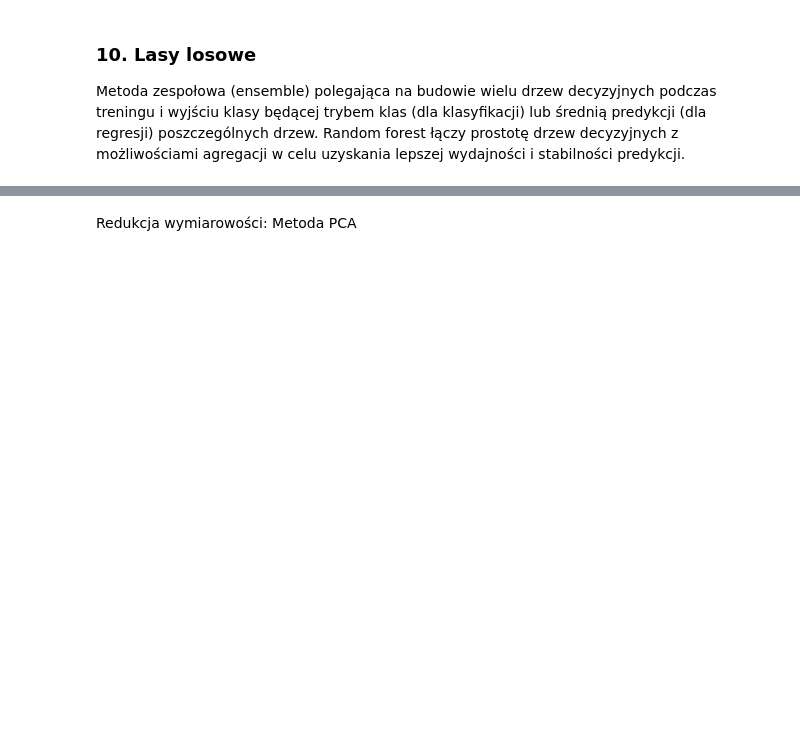
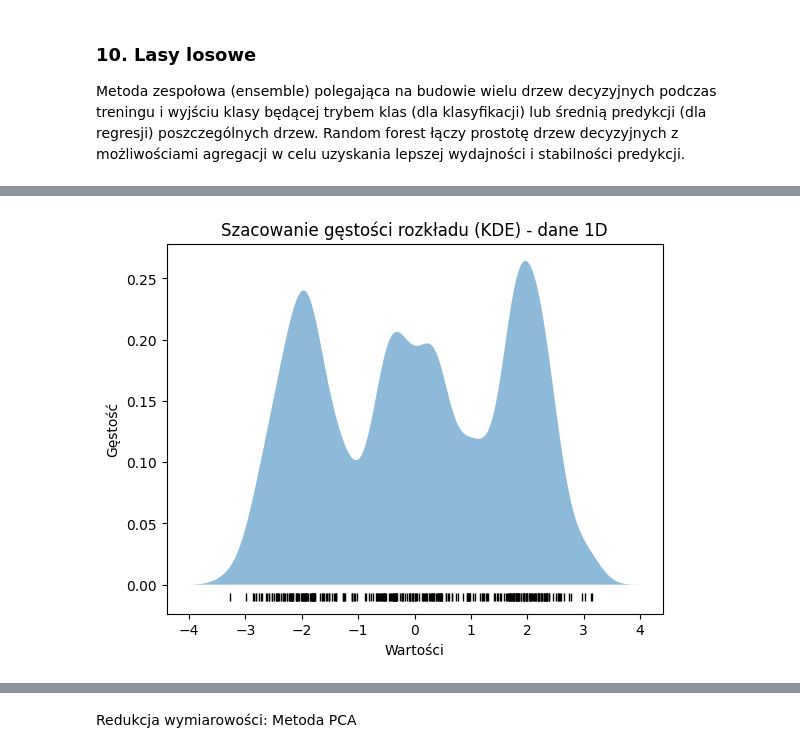
Before and after one commit to mikolaj-sujka/uczenie_maszynowe_uj, a Jupyter notebook: lab/lab_3.ipynb, the cells around one changed output, grey strips where cells are left out. Saved outputs shown, nothing was run; the diff lists cells and outputs as text; code cells hidden in the pictures; blank space fills up the shorter version.

```diff
--- a/lab/lab_3.ipynb
+++ b/lab/lab_3.ipynb
@@ -236,8 +310,13 @@ param_grid = {
     'n_estimators': [50, 100, 200],  # Liczba drzew w lesie
     'max_features': ['sqrt', 'log2'],  # Liczba cech do rozważenia przy podziale
     'max_depth': [None, 10, 20, 30],  # Maksymalna głębokość drzew
-    'min_samples_split': [2, 5, 10],  # Minimalna liczba próbek potrzebnych do podziału węzła
+    'min_samples_split': [2, 5],  # Minimalna liczba próbek potrzebnych do podziału węzła
     'min_samples_leaf': [1, 2, 4],  # Minimalna liczba próbek w liściu
     'bootstrap': [True, False]  # Czy losować próbki z powtórzeniami
 }
+
+# Poprawia wydajność modeli wrażliwych na skalowanie danych
+scaler = StandardScaler()
+X_train = scaler.fit_transform(X_train)
+X_test = scaler.transform(X_test)
 evaluate_model(X_train, X_test, y_train, y_test, model, param_grid, cv)
@@ -249,0 +334,91 @@ Selekcja cech (różne algorytmy).
+# %%
+import numpy as np
+import matplotlib.pyplot as plt
+from sklearn.neighbors import KernelDensity
+from sklearn.model_selection import GridSearchCV
+from sklearn.datasets import make_blobs
+
+# Szacowanie gęstości rozkładu w 1D
+def kde_1d():
+    # Generowanie danych 1D za pomocą make_blobs
+    X, _ = make_blobs(n_samples=300, centers=[[-2], [0], [2]], cluster_std=0.5, random_state=0)
+
+    # Definicja siatki hiperparametrów
+    param_grid = {
+        'bandwidth': np.linspace(0.1, 1.0, 20),  # Zmniejszenie liczby punktów w siatce
+    }
+
+    # Tworzenie modelu KDE
+    kde = KernelDensity()
+
+    # Dopasowanie modelu GridSearchCV do znalezienia najlepszych hiperparametrów
+    grid_search = GridSearchCV(kde, param_grid, cv=5)
+    grid_search.fit(X)
+
+    # Najlepsze hiperparametry
+    best_params = grid_search.best_params_
+    print(f"Najlepsze hiperparametry (1D): {best_params}")
+
+    # Dopasowanie modelu KDE z najlepszymi hiperparametrami
+    kde = KernelDensity(**best_params)
+    kde.fit(X)
+
+    # Generowanie próbek
+    X_d = np.linspace(-4, 4, 1000)[:, np.newaxis]
+    log_dens = kde.score_samples(X_d)
+
+    # Wizualizacja szacowania gęstości
+    plt.fill_between(X_d[:, 0], np.exp(log_dens), alpha=0.5)
+    plt.plot(X[:, 0], np.full_like(X[:, 0], -0.01), '|k', markeredgewidth=1)
+    plt.title("Szacowanie gęstości rozkładu (KDE) - dane 1D")
+    plt.xlabel("Wartości")
+    plt.ylabel("Gęstość")
+    plt.show()
+
+# Szacowanie gęstości rozkładu w 2D
+def kde_2d():
+    # Generowanie danych 2D
+    X, _ = make_blobs(n_samples=300, centers=4, cluster_std=0.60, random_state=0)
+
+    # Definicja siatki hiperparametrów
+    param_grid = {
+        'bandwidth': np.linspace(0.1, 1.0, 20),  # Zmniejszenie liczby punktów w siatce
+    }
+
+    # Tworzenie modelu KDE
+    kde = KernelDensity()
+
+    # Dopasowanie modelu GridSearchCV do znalezienia najlepszych hiperparametrów
+    grid_search = GridSearchCV(kde, param_grid, cv=5)
+    grid_search.fit(X)
+
+    # Najlepsze hiperparametry
+    best_params = grid_search.best_params_
+    print(f"Najlepsze hiperparametry (2D): {best_params}")
+
+    # Dopasowanie modelu KDE z najlepszymi hiperparametrami
+    kde = KernelDensity(**best_params)
+    kde.fit(X)
+
+    # Generowanie siatki punktów do wizualizacji
+    x = np.linspace(X[:, 0].min() - 1, X[:, 0].max() + 1, 100)
+    y = np.linspace(X[:, 1].min() - 1, X[:, 1].max() + 1, 100)
+    X_grid, Y_grid = np.meshgrid(x, y)
+    grid_points = np.vstack([X_grid.ravel(), Y_grid.ravel()]).T
+
+    # Obliczanie gęstości na siatce punktów
+    log_dens = kde.score_samples(grid_points)
+    dens = np.exp(log_dens).reshape(X_grid.shape)
+
+    # Wizualizacja szacowania gęstości
+    plt.contourf(X_grid, Y_grid, dens, cmap='Blues')
+    plt.scatter(X[:, 0], X[:, 1], c='red', s=5)
+    plt.title("Szacowanie gęstości rozkładu (KDE) - dane 2D")
+    plt.xlabel("Feature 1")
+    plt.ylabel("Feature 2")
+    plt.show()
+
+# Wykonanie funkcji
+kde_1d()
+kde_2d()
+# %% [output]
@@ -249,0 +437 @@ Selekcja cech (różne algorytmy).
+[figure, added]
```
Also changed, not shown: parts of 16 cells of this notebook.
